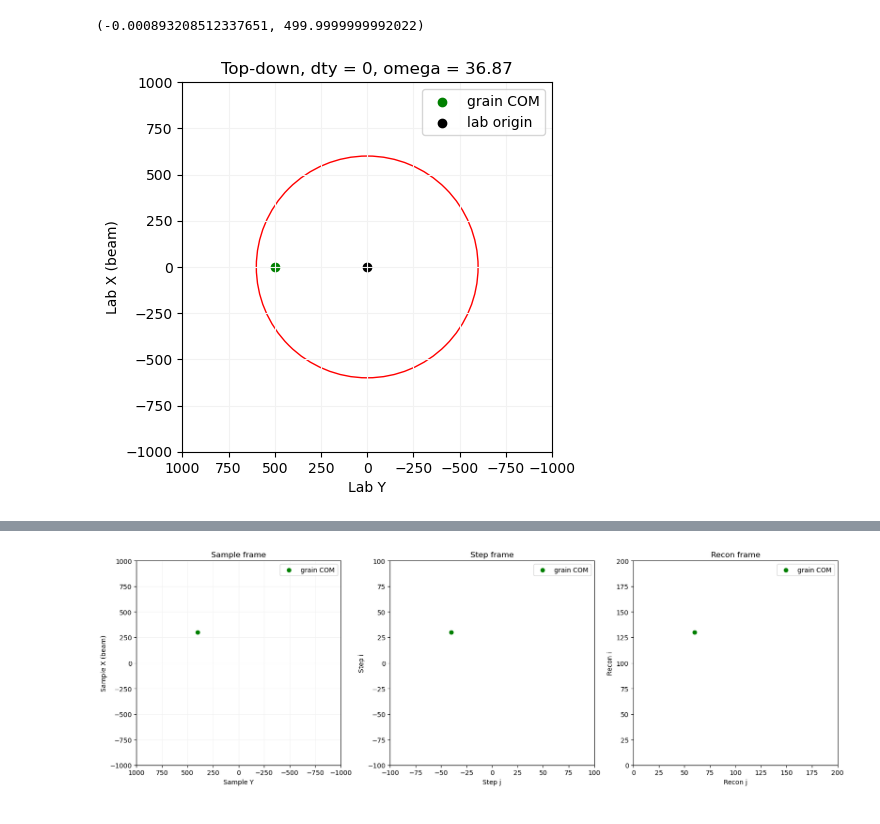
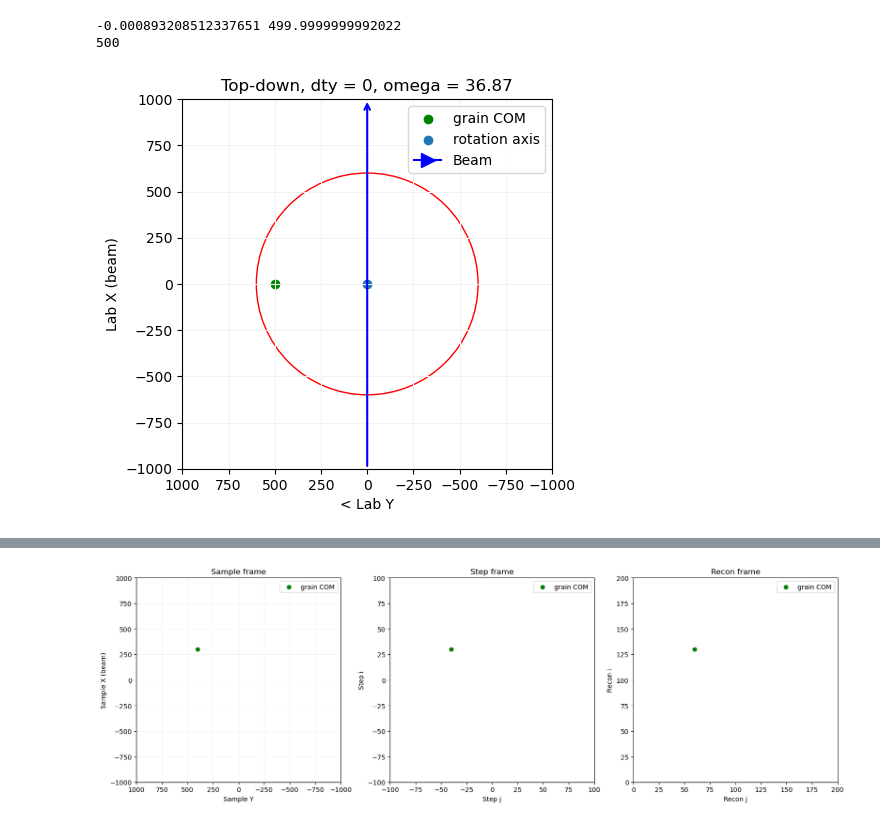
Before and after one commit to FABLE-3DXRD/ImageD11, a Jupyter notebook: sandbox/scanning_geometry.ipynb, the cells around one changed output, grey strips where cells are left out. Cells and saved outputs as stored; diff of their text form; code cells hidden in the pictures.

```diff
--- a/sandbox/scanning_geometry.ipynb
+++ b/sandbox/scanning_geometry.ipynb
@@ -72,28 +129,70 @@ plt.show()
 # %%
-# assume no dty problems for now, y0 is 0 and dty is 0
+# assume no misalignment between beam and rotation axis
+# also assume that we're at the correct dty position
+# therefore we only consider rotation at the moment
+ybeam = y0 = dty = 0
+# ybeam = y0 = dty = 14.0*1000  # um
+
 # then put omega = 36.87 degrees
-# grain should end up at (0, 500) in the lab frame
+# grain should end up at (0, 500 + dty) in the lab frame
 
-pos_lab = geometry.sample_to_lab(pos_sample[0], pos_sample[1], y0=0, dty=0, omega=36.87)
-pos_lab
+omega = 36.87
+lx, ly = geometry.sample_to_lab(sx, sy, y0=y0, ybeam=ybeam, dty=dty, omega=omega)
+print(lx, ly)
+print(500 + dty)
 # %% [output]
-(-0.000893208512337651, 499.9999999992022)
+-0.000893208512337651 499.9999999992022
+500
+# %%
+# where is the rotation axis in the lab frame?
+
+lx_rot, ly_rot = geometry.sample_to_lab(0, 0, y0=y0, ybeam=ybeam, dty=dty, omega=omega)
 # %%
 fig, ax = plt.subplots()
-ax.scatter(pos_lab[1], pos_lab[0], label='grain COM', c='g')
-ax.scatter(0, 0, label='lab origin', c='k')
+ax.scatter(ly, lx, label='grain COM', c='g')
+ax.scatter(ly_rot, lx_rot, label='rotation axis')
+# ax.scatter(0, 0, label='lab origin', c='k')
 # ax.scatter(-y0, 0, label='sample centre', c='r')
-ax.set_xlim(1000, -1000)
+ax.set_xlim(ybeam+1000,  ybeam-1000)
 ax.set_ylim(-1000, 1000)
 ax.set_aspect(1)
-ax.set_xlabel("Lab Y")
+ax.set_xlabel("< Lab Y")
 ax.set_ylabel("Lab X (beam)")
-ax.legend()
-ax.set_title("Top-down, dty = 0, omega = 36.87")
+
+ax.set_title(f"Top-down, dty = {dty}, omega = {omega}")
 plt.grid(axis='x', color='0.95')
 plt.grid(axis='y', color='0.95')
-circle1 = plt.Circle((0, 0), sample_radius, color='r', fill=False)
+circle1 = plt.Circle((ly_rot, lx_rot), sample_radius, color='r', fill=False)
 ax.add_patch(circle1)
+plt.annotate(
+    '',        # Text to display
+    xy=(ybeam, 1000),                # Arrow's head position
+    xytext=(ybeam, -1000),            # Text position
+    arrowprops=dict(
+        arrowstyle="->",       # Arrow style
+        lw=1.5,               # Line width
+        color='blue'            # Arrow color
+    ),
+    ha='center',               # Horizontal alignment of the text
+    va='center',                # Vertical alignment of the text
+)
+
+# Create a custom legend handle for the arrow
+arrow_legend = Line2D(
+    [0], [0],                  # Dummy data
+    color='blue',              # Arrow color
+    lw=1.5,                    # Line width
+    linestyle='-',             # Line style
+    marker='>',                # Arrow marker
+    markersize=10,             # Marker size
+)
+
+# Add the custom legend handle to the legend
+handles, labels = ax.get_legend_handles_labels()
+handles.append(arrow_legend)
+labels.append('Beam')
+# Update the legend with the new handles and labels
+ax.legend(handles=handles, labels=labels)
 plt.show()
 # %% [output]
-[figure, old version]
+[figure, new version]
```
Also changed, not shown: parts of 38 cells of this notebook, 2 other files.
